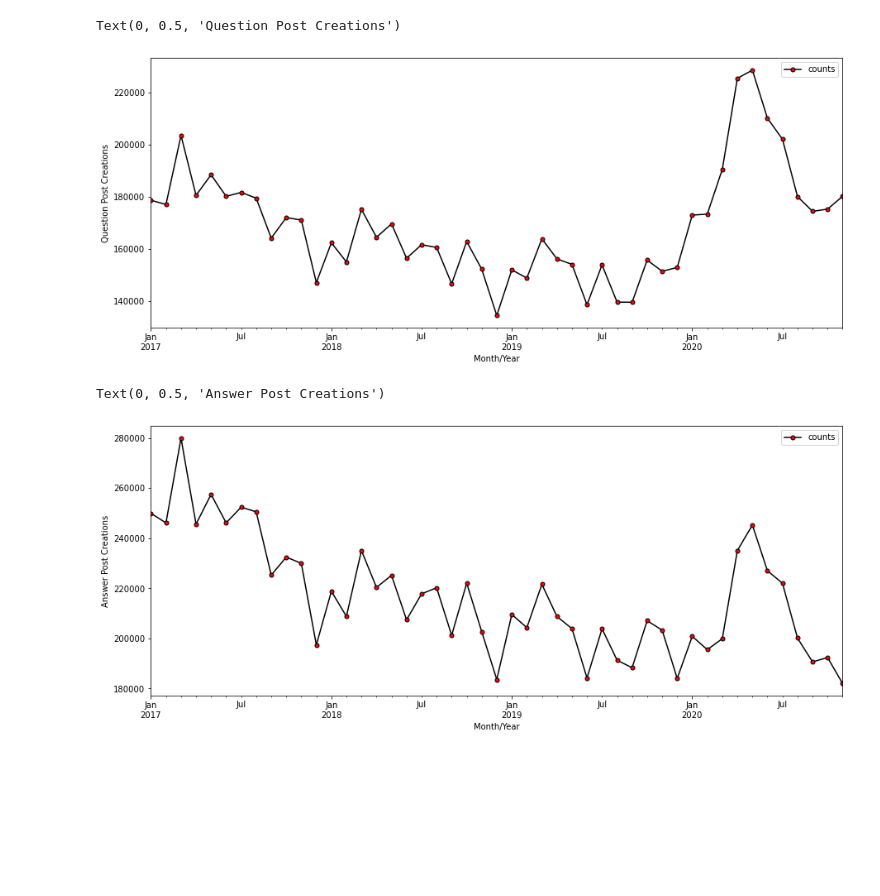
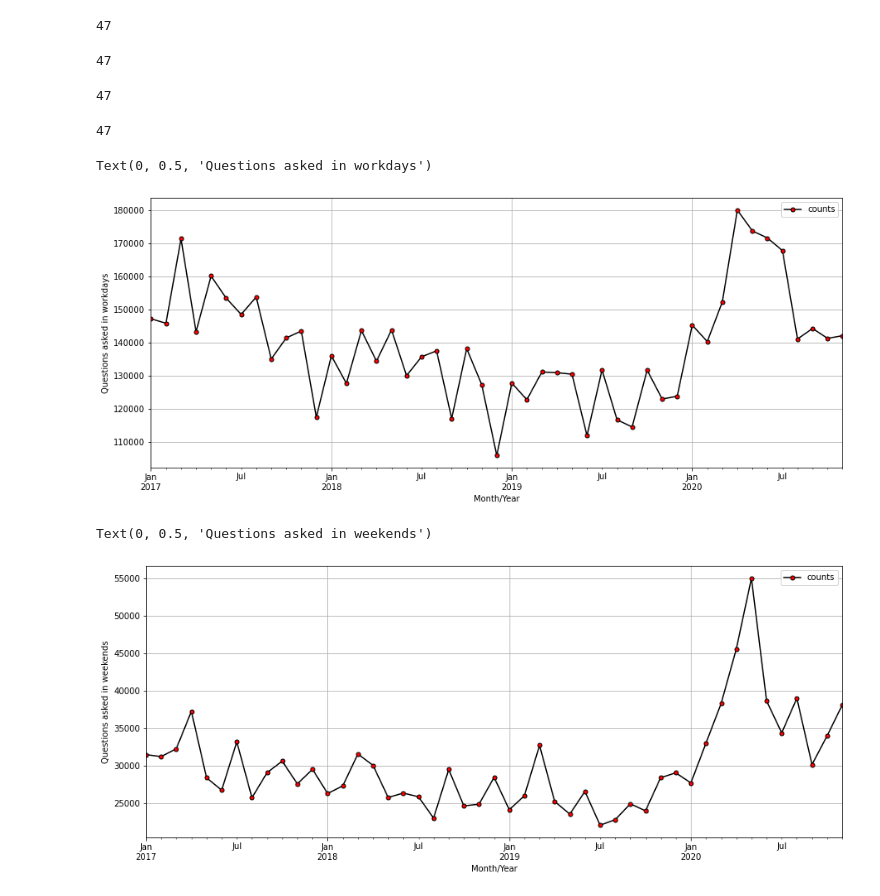
Before and after one commit to farimaf/StackOverFlowAnalysis_Pandemic, a Jupyter notebook: PostAnalysis.ipynb, the cells around one changed output. Cells and saved outputs as stored; diff of their text form; code cells hidden in the pictures; blank space fills up the shorter version.

```diff
--- a/PostAnalysis.ipynb
+++ b/PostAnalysis.ipynb
@@ -83,0 +695,5 @@ yearly_monthly_ans=getYearlyMonthlyCreation(data_a)
+# %%
+data_q["CreateDate"] = pd.to_datetime(data_q["CreateDate"])
+data_q["CreateYear"]=data_q['CreateDate'].map(lambda x: x.year)
+data_q["CreateMonth"]=data_q['CreateDate'].map(lambda x: x.month)
+data_q.head()
@@ -83,0 +719,4 @@ yearly_monthly_ans=getYearlyMonthlyCreation(data_a)
+# %%
+data_q['CreateYearMonth'] = pd.to_datetime(data_q['CreateYearMonth'])
+ques_creation_yearly_monthly_weekend = pd.DataFrame(data_q[["RowId", "CreateYearMonth","IsWeekend"]])
+ques_creation_yearly_monthly_weekend.head()
@@ -83,0 +741,3 @@ yearly_monthly_ans=getYearlyMonthlyCreation(data_a)
+# %%
+ques_yearly_monthly_weekend_weekday_grp=ques_creation_yearly_monthly_weekend.groupby(by=['CreateYearMonth','IsWeekend']).size().reset_index(name='counts')
+ques_yearly_monthly_weekend_weekday_grp.head()
@@ -84,18 +761,44 @@ yearly_monthly_ans=getYearlyMonthlyCreation(data_a)
+# %%
+ques_yearly_monthly_weekend_grp=ques_yearly_monthly_weekend_weekday_grp[(ques_yearly_monthly_weekend_weekday_grp["IsWeekend"]==1)]
+ques_yearly_monthly_weekend_grp.head()
+len(ques_yearly_monthly_weekend_grp)
+# %% [output]
+47
+# %%
+ans_yearly_monthly_weekend_grp=ans_yearly_monthly_weekend_weekday_grp[(ans_yearly_monthly_weekend_weekday_grp["IsWeekend"]==1)]
+ans_yearly_monthly_weekend_grp.head()
+len(ans_yearly_monthly_weekend_grp)
+# %% [output]
+47
+# %%
+ques_yearly_monthly_weekday_grp=ques_yearly_monthly_weekend_weekday_grp[(ques_yearly_monthly_weekend_weekday_grp["IsWeekend"]==0)]
+ques_yearly_monthly_weekday_grp.head()
+len(ques_yearly_monthly_weekday_grp)
+# %% [output]
+47
+# %%
+ans_yearly_monthly_weekday_grp=ans_yearly_monthly_weekend_weekday_grp[(ans_yearly_monthly_weekend_weekday_grp["IsWeekend"]==0)]
+ans_yearly_monthly_weekday_grp.head()
+len(ans_yearly_monthly_weekday_grp)
+# %% [output]
+47
 # %%
-yearly_monthly_ques.plot(x='CreateYearMonth',y='counts',figsize=(15,6),linestyle='-',
+ques_yearly_monthly_weekday_grp.plot(x='CreateYearMonth',y='counts',figsize=(15,6),linestyle='-',
                          marker='.', markerfacecolor='r',color='black',markersize=10)
 # plt.rcParams.update({'font.size': 12})
+plt.grid()
 plt.xlabel('Month/Year')
-plt.ylabel('Question Post Creations')
+plt.ylabel('Questions asked in workdays')
 # %% [output]
-Text(0, 0.5, 'Question Post Creations')
+Text(0, 0.5, 'Questions asked in workdays')
-[figure, old version]
+[figure, new version]
 # %%
-yearly_monthly_ans.plot(x='CreateYearMonth',y='counts',figsize=(15,6),linestyle='-',
+ques_yearly_monthly_weekend_grp.plot(x='CreateYearMonth',y='counts',figsize=(15,6),linestyle='-',
                          marker='.', markerfacecolor='r',color='black',markersize=10)
 # plt.rcParams.update({'font.size': 12})
+plt.grid()
 plt.xlabel('Month/Year')
-plt.ylabel('Answer Post Creations')
+plt.ylabel('Questions asked in weekends')
 # %% [output]
-Text(0, 0.5, 'Answer Post Creations')
+Text(0, 0.5, 'Questions asked in weekends')
-[figure, old version]
+[figure, new version]
```
Also changed, not shown: parts of 89 cells of this notebook, 4 other files.
